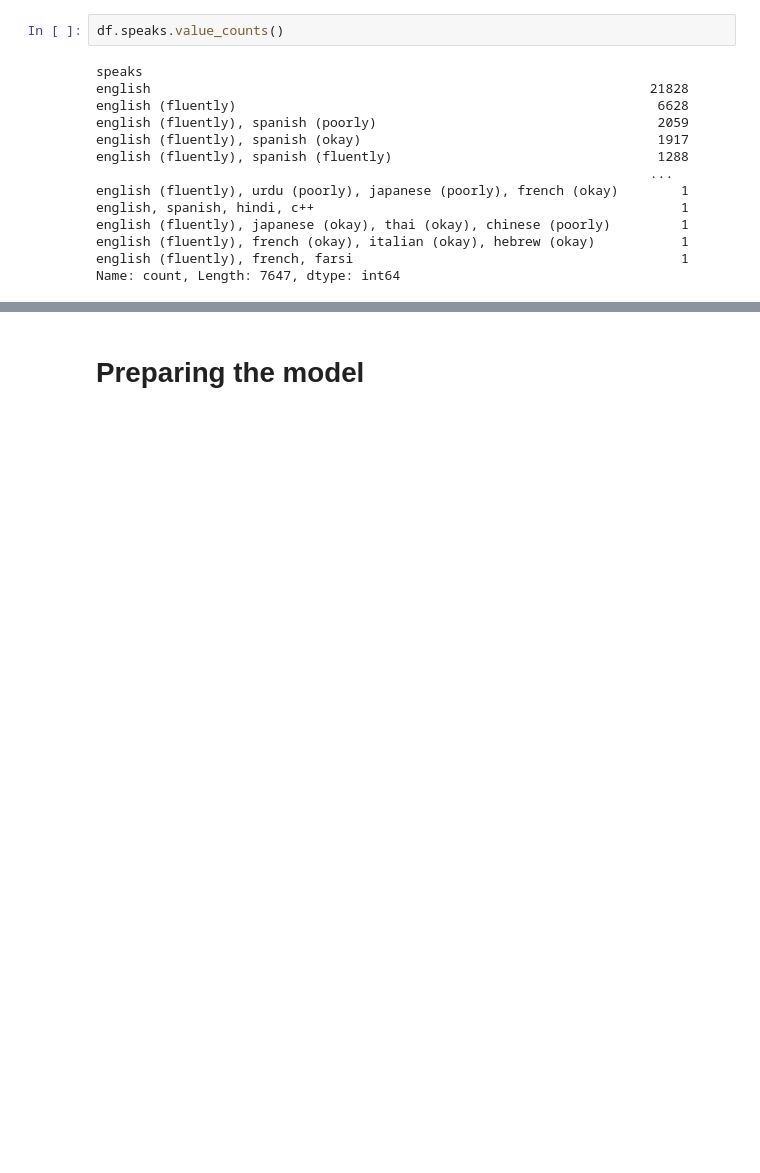
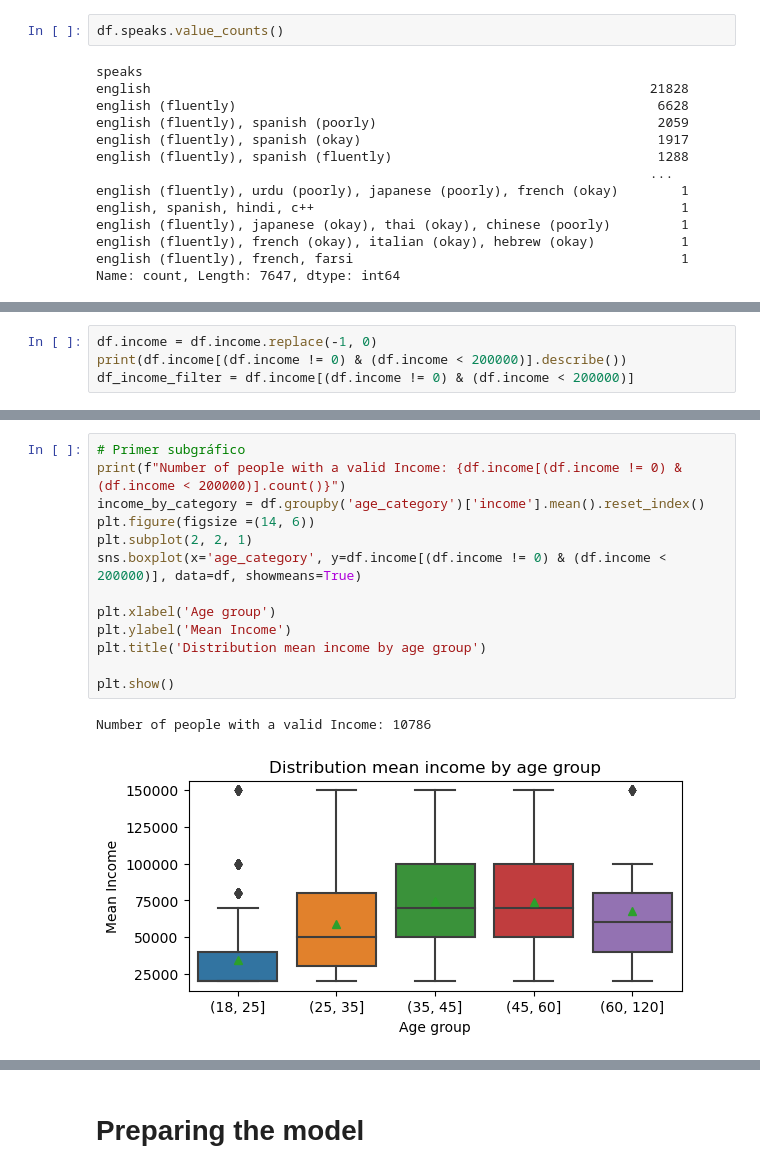
Before and after one commit to jasalgad/date_a_scientist, a Jupyter notebook: GitHub/GitHubCODECADEMY/OKCupid-Date-A-Scientist-Starter/date-a-scientist.ipynb, the cells around one changed output, grey strips where cells are left out. Drawn from its saved outputs; the diff is of its cells as text; blank space fills up the shorter version.

```diff
--- a/GitHub/GitHubCODECADEMY/OKCupid-Date-A-Scientist-Starter/date-a-scientist.ipynb
+++ b/GitHub/GitHubCODECADEMY/OKCupid-Date-A-Scientist-Starter/date-a-scientist.ipynb
@@ -168,0 +422,4 @@ Name: count, Length: 7647, dtype: int64
+# %%
+df.income = df.income.replace(-1, 0)
+print(df.income[(df.income != 0) & (df.income < 200000)].describe())
+df_income_filter = df.income[(df.income != 0) & (df.income < 200000)]
@@ -168,0 +436,16 @@ Name: count, Length: 7647, dtype: int64
+# %%
+# Primer subgráfico
+print(f"Number of people with a valid Income: {df.income[(df.income != 0) & (df.income < 200000)].count()}")
+income_by_category = df.groupby('age_category')['income'].mean().reset_index()
+plt.figure(figsize =(14, 6))
+plt.subplot(2, 2, 1)
+sns.boxplot(x='age_category', y=df.income[(df.income != 0) & (df.income < 200000)], data=df, showmeans=True)
+
+plt.xlabel('Age group')
+plt.ylabel('Mean Income')
+plt.title('Distribution mean income by age group')
+
+plt.show()
+# %% [output]
+Number of people with a valid Income: 10786
+[figure, added]
```
Also changed, not shown: parts of 65 cells of this notebook.
